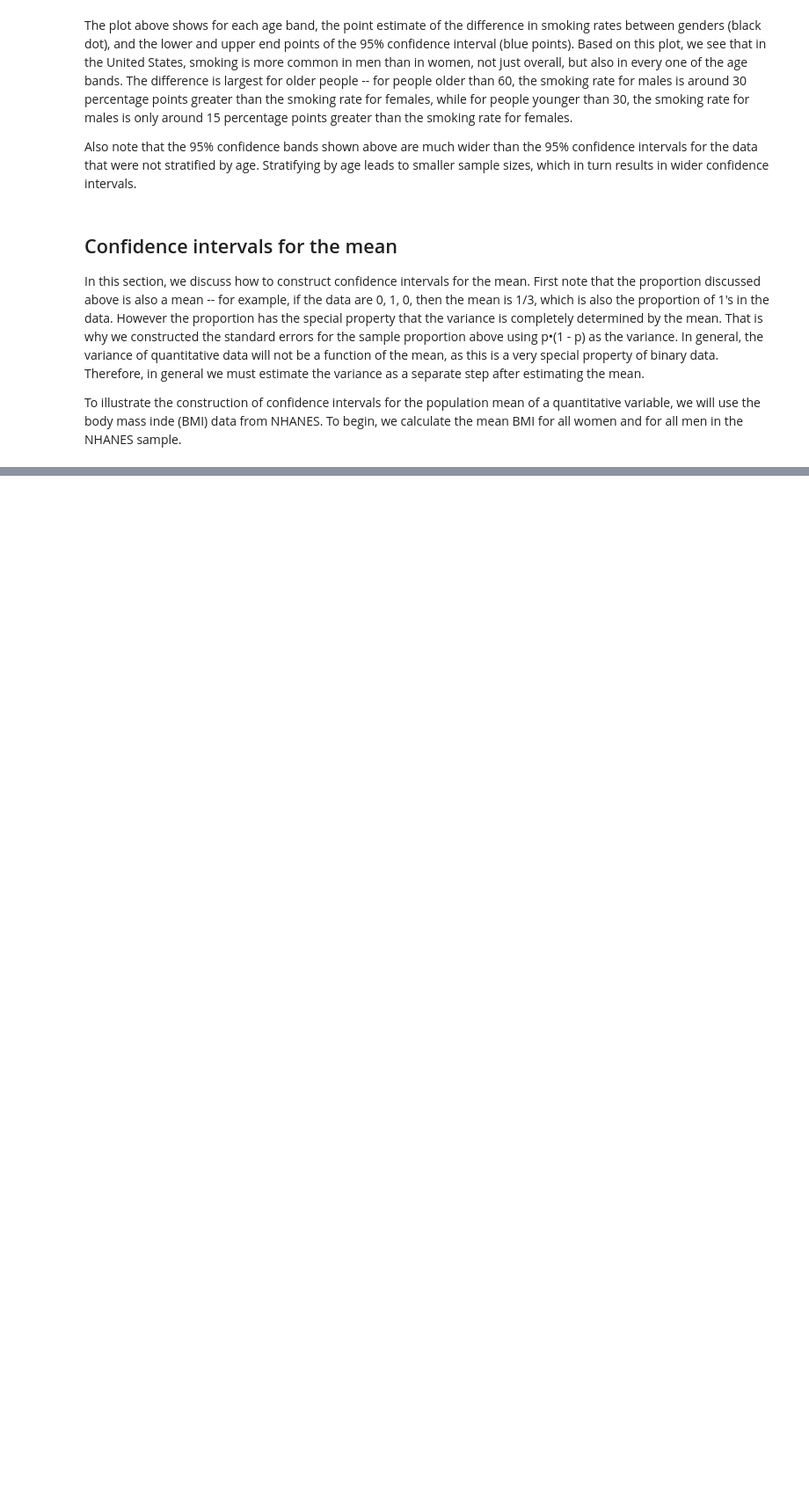
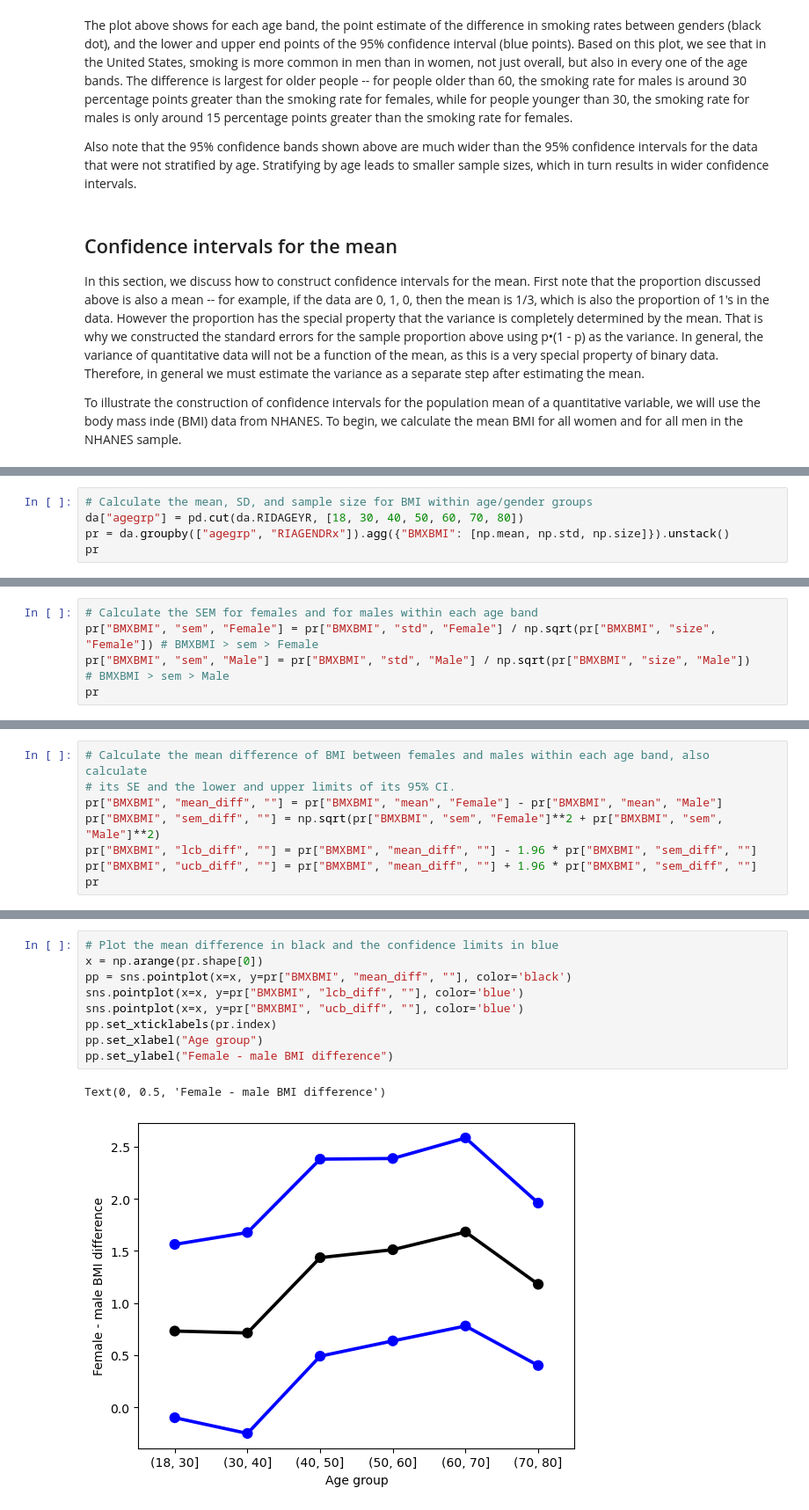
Before and after one commit to htetaunglynn94/coursera, a Jupyter notebook: statistics_with_python/inferential_statical_analysis_with_python/week02/wk02_confidence_intervals_case_study.ipynb, the cells around one changed output, grey strips where cells are left out. Shown at 88% size. Cells and saved outputs as stored; diff of their text form; blank space fills up the shorter version.

```diff
--- a/statistics_with_python/inferential_statical_analysis_with_python/week02/wk02_confidence_intervals_case_study.ipynb
+++ b/statistics_with_python/inferential_statical_analysis_with_python/week02/wk02_confidence_intervals_case_study.ipynb
@@ -298,0 +374,5 @@ da.groupby
+# %%
+# Calculate the mean, SD, and sample size for BMI within age/gender groups
+da["agegrp"] = pd.cut(da.RIDAGEYR, [18, 30, 40, 50, 60, 70, 80])
+pr = da.groupby(["agegrp", "RIAGENDRx"]).agg({"BMXBMI": [np.mean, np.std, np.size]}).unstack()
+pr
@@ -298,0 +401,5 @@ da.groupby
+# %%
+# Calculate the SEM for females and for males within each age band
+pr["BMXBMI", "sem", "Female"] = pr["BMXBMI", "std", "Female"] / np.sqrt(pr["BMXBMI", "size", "Female"]) # BMXBMI > sem > Female
+pr["BMXBMI", "sem", "Male"] = pr["BMXBMI", "std", "Male"] / np.sqrt(pr["BMXBMI", "size", "Male"])       # BMXBMI > sem > Male
+pr
@@ -298,0 +417,8 @@ da.groupby
+# %%
+# Calculate the mean difference of BMI between females and males within each age band, also  calculate
+# its SE and the lower and upper limits of its 95% CI.
+pr["BMXBMI", "mean_diff", ""] = pr["BMXBMI", "mean", "Female"] - pr["BMXBMI", "mean", "Male"]
+pr["BMXBMI", "sem_diff", ""] = np.sqrt(pr["BMXBMI", "sem", "Female"]**2 + pr["BMXBMI", "sem", "Male"]**2)
+pr["BMXBMI", "lcb_diff", ""] = pr["BMXBMI", "mean_diff", ""] - 1.96 * pr["BMXBMI", "sem_diff", ""]
+pr["BMXBMI", "ucb_diff", ""] = pr["BMXBMI", "mean_diff", ""] + 1.96 * pr["BMXBMI", "sem_diff", ""]
+pr
@@ -298,0 +436,12 @@ da.groupby
+# %%
+# Plot the mean difference in black and the confidence limits in blue
+x = np.arange(pr.shape[0])
+pp = sns.pointplot(x=x, y=pr["BMXBMI", "mean_diff", ""], color='black')
+sns.pointplot(x=x, y=pr["BMXBMI", "lcb_diff", ""], color='blue')
+sns.pointplot(x=x, y=pr["BMXBMI", "ucb_diff", ""], color='blue')
+pp.set_xticklabels(pr.index)
+pp.set_xlabel("Age group")
+pp.set_ylabel("Female - male BMI difference")
+# %% [output]
+Text(0, 0.5, 'Female - male BMI difference')
+[figure, added]
```
Also changed, not shown: parts of 27 cells of this notebook.
